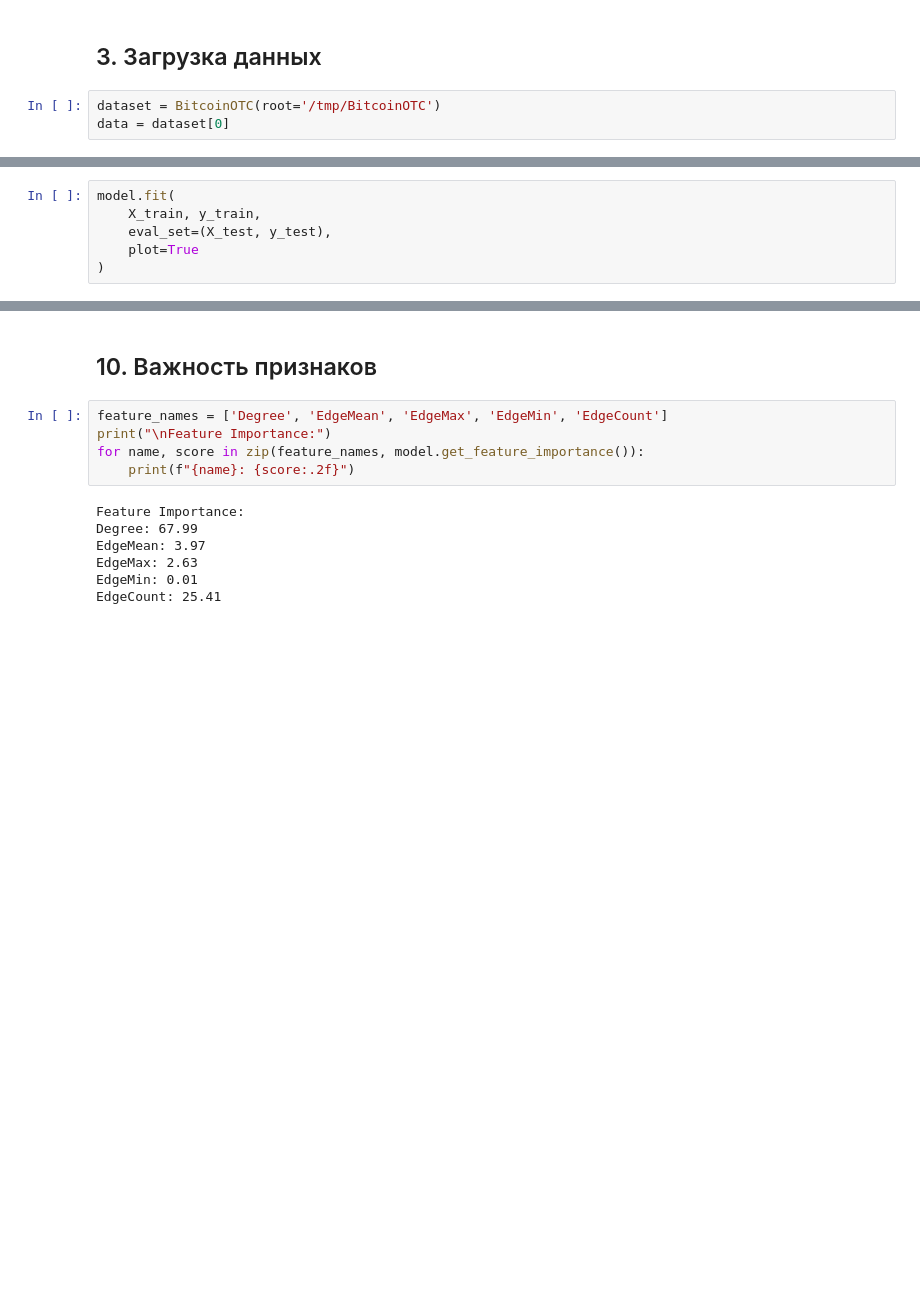
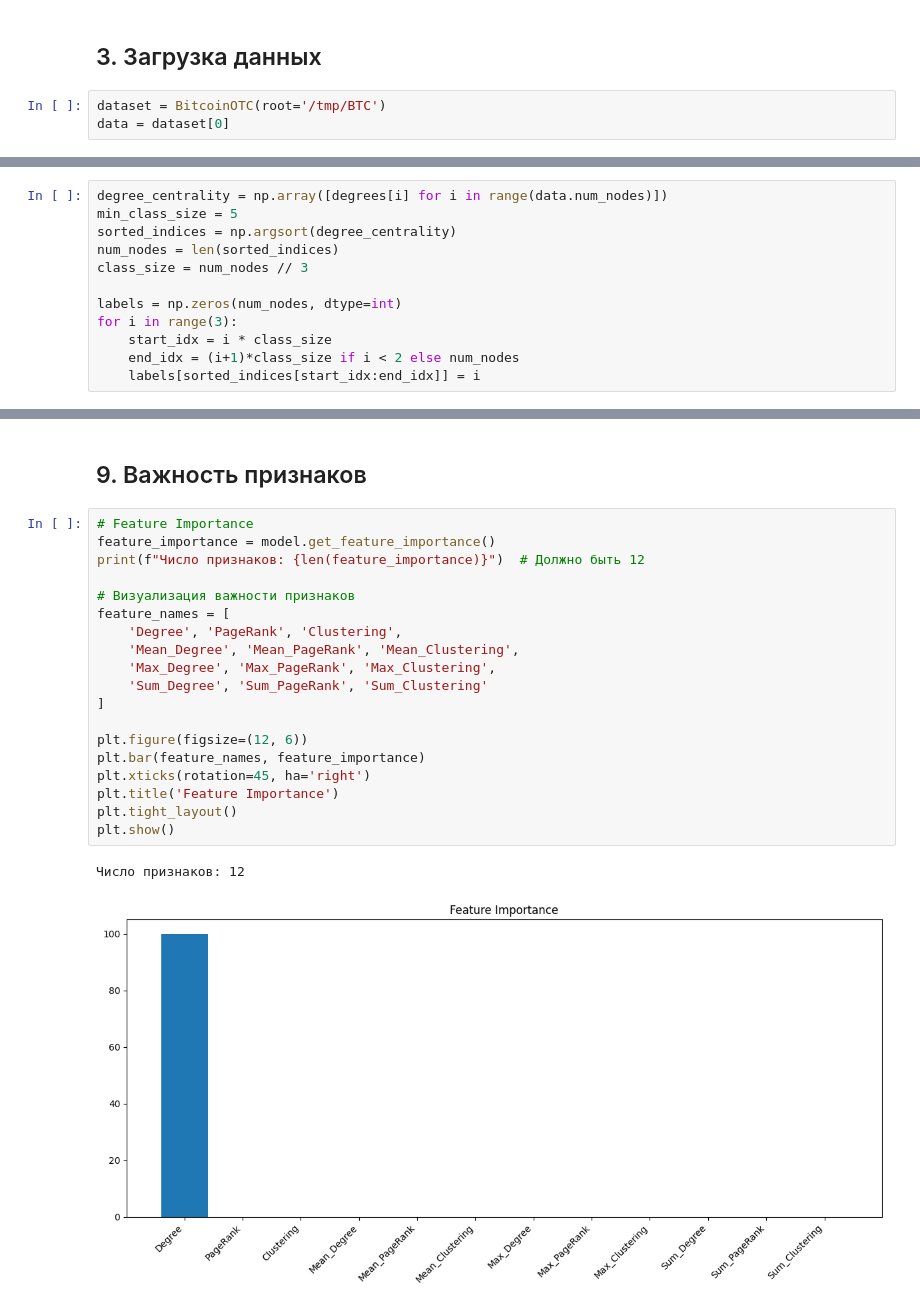
Before and after one commit to Yanina-Kutovaya/GNN, a Jupyter notebook: notebooks/5_1_CatBoost.ipynb, the cells around one changed output, grey strips where cells are left out. Drawn from its saved outputs; the diff is of its cells as text; blank space fills up the shorter version.

```diff
--- a/notebooks/5_1_CatBoost.ipynb
+++ b/notebooks/5_1_CatBoost.ipynb
@@ -36,5 +38,5 @@ from sklearn.metrics import classification_report
 # %% [markdown]
 ## 3. Загрузка данных
 # %%
-dataset = BitcoinOTC(root='/tmp/BitcoinOTC')
+dataset = BitcoinOTC(root='/tmp/BTC')
 data = dataset[0]
@@ -93 +127,13 @@ y[(X[:, 0] > q1) & (X[:, 0] <= q2)] = 1
+# %%
+degree_centrality = np.array([degrees[i] for i in range(data.num_nodes)])
+min_class_size = 5
+sorted_indices = np.argsort(degree_centrality)
+num_nodes = len(sorted_indices)
+class_size = num_nodes // 3
+
+labels = np.zeros(num_nodes, dtype=int)
+for i in range(3):
+    start_idx = i * class_size
+    end_idx = (i+1)*class_size if i < 2 else num_nodes
+    labels[sorted_indices[start_idx:end_idx]] = i
 # %% [markdown]
@@ -117,6 +202,0 @@ model = CatBoostClassifier(
-# %%
-model.fit(
-    X_train, y_train,
-    eval_set=(X_test, y_test),
-    plot=True
-)
@@ -154,15 +216,25 @@ weighted avg       1.00      1.00      1.00      1201
 # %% [markdown]
-## 10. Важность признаков
+## 9. Важность признаков
-# %%
-feature_names = ['Degree', 'EdgeMean', 'EdgeMax', 'EdgeMin', 'EdgeCount']
-print("\nFeature Importance:")
-for name, score in zip(feature_names, model.get_feature_importance()):
-    print(f"{name}: {score:.2f}")
-# %% [output]
-Feature Importance:
-Degree: 67.99
-EdgeMean: 3.97
-EdgeMax: 2.63
-EdgeMin: 0.01
-EdgeCount: 25.41
+# %%
+# Feature Importance
+feature_importance = model.get_feature_importance()
+print(f"Число признаков: {len(feature_importance)}")  # Должно быть 12
+
+# Визуализация важности признаков
+feature_names = [
+    'Degree', 'PageRank', 'Clustering',
+    'Mean_Degree', 'Mean_PageRank', 'Mean_Clustering',
+    'Max_Degree', 'Max_PageRank', 'Max_Clustering',
+    'Sum_Degree', 'Sum_PageRank', 'Sum_Clustering'
+]
+
+plt.figure(figsize=(12, 6))
+plt.bar(feature_names, feature_importance)
+plt.xticks(rotation=45, ha='right')
+plt.title('Feature Importance')
+plt.tight_layout()
+plt.show()
+# %% [output]
+Число признаков: 12
+[figure, added]
 # %% [markdown]
```
Also changed, not shown: parts of 33 cells of this notebook.
